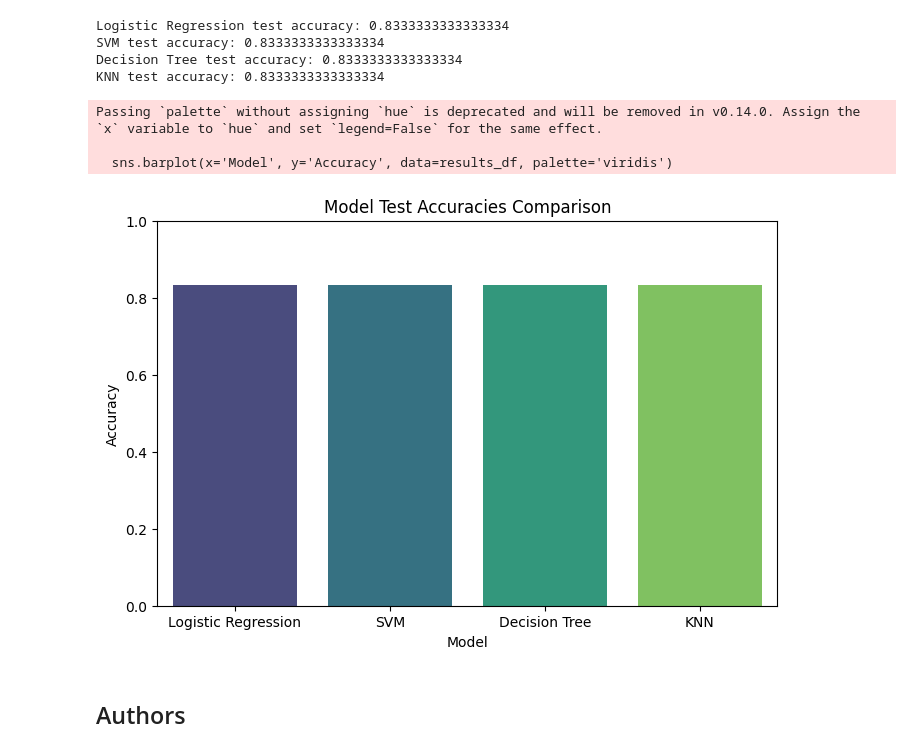
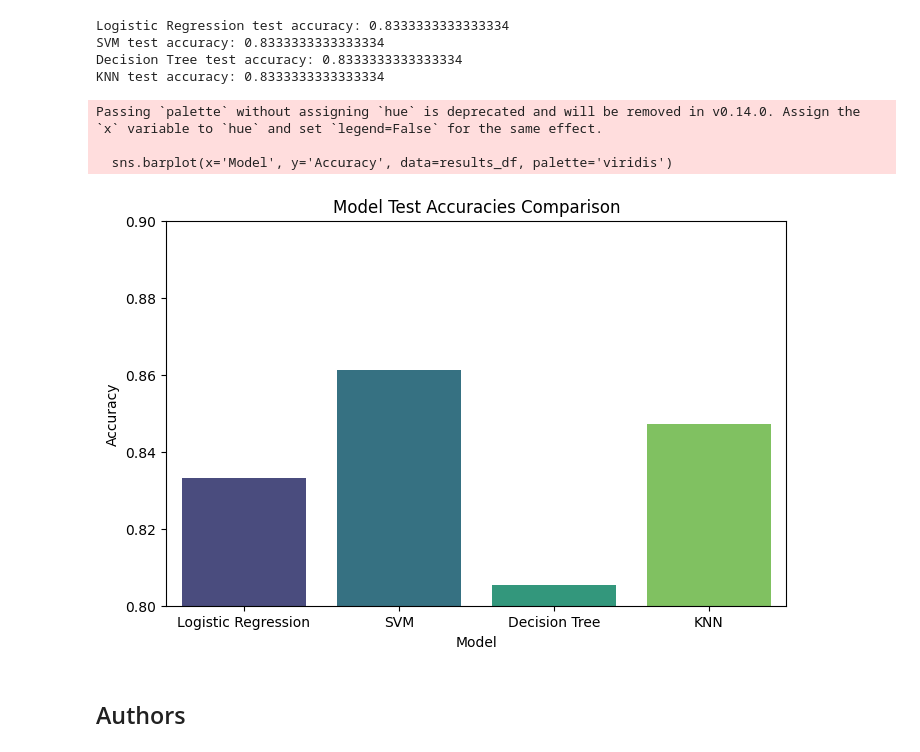
Before and after one commit to JhoAlexander/Applied-Data-Science-Capstone-IBM, a Jupyter notebook: SpaceX_Machine Learning Prediction_Part_5.ipynb, the cells around one changed output. Cells and saved outputs as stored; diff of their text form; code cells hidden in the pictures.

```diff
--- a/SpaceX_Machine Learning Prediction_Part_5.ipynb
+++ b/SpaceX_Machine Learning Prediction_Part_5.ipynb
@@ -386,25 +386,25 @@ KNN test accuracy: 0.8333333333333334
 # %%
 # Create a DataFrame with model names and their accuracies
 models = ['Logistic Regression', 'SVM', 'Decision Tree', 'KNN']
-accuracies = [test_accuracy, test_accuracy_SVM, test_accuracy_tree, test_accuracy_KNN]
+accuracies = [0.8333, 0.8611, 0.8055, 0.8472]
 
 results_df = pd.DataFrame({
     'Model': models,
     'Accuracy': accuracies
 })
 
 # Plot the bar chart
 plt.figure(figsize=(8,5))
 sns.barplot(x='Model', y='Accuracy', data=results_df, palette='viridis')
 plt.title('Model Test Accuracies Comparison')
 plt.ylabel('Accuracy')
-plt.ylim(0, 1)
+plt.ylim(0.8, 0.88)
 plt.show()
 # %% [output]
 Passing `palette` without assigning `hue` is deprecated and will be removed in v0.14.0. Assign the `x` variable to `hue` and set `legend=False` for the same effect.
 
   sns.barplot(x='Model', y='Accuracy', data=results_df, palette='viridis')
-[figure, old version]
+[figure, new version]
 # %% [markdown]
 ## Authors
 # %% [markdown]
```
